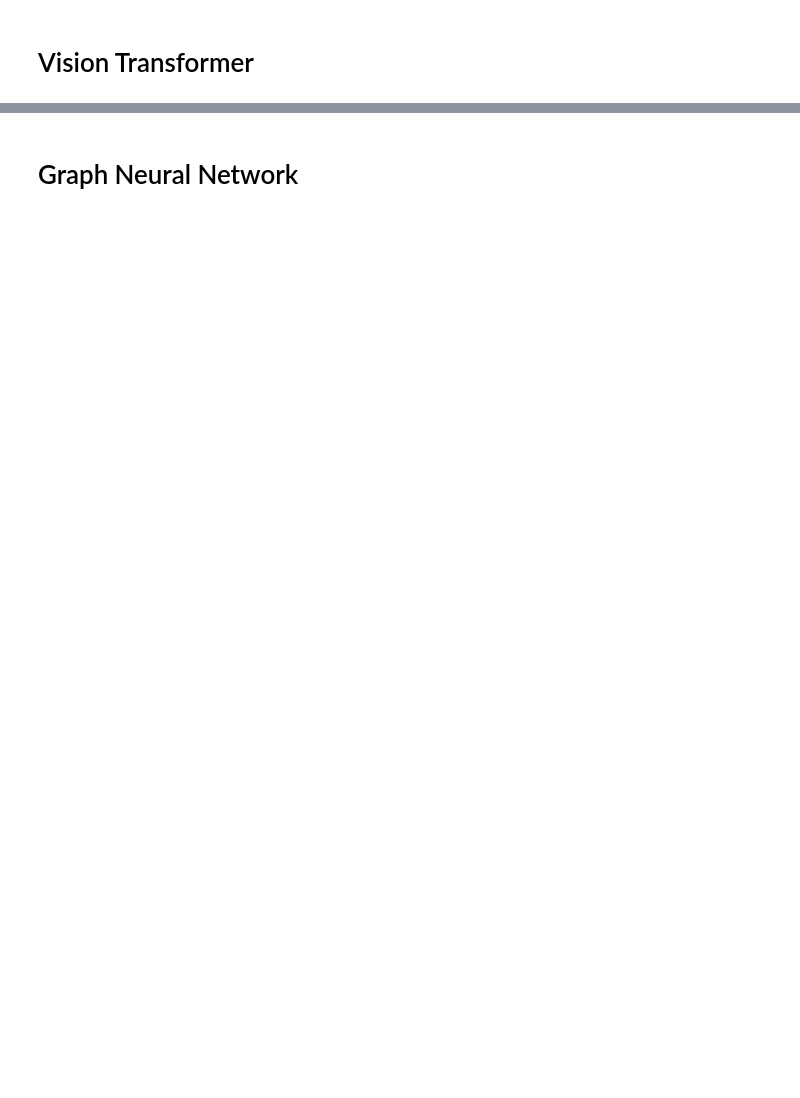
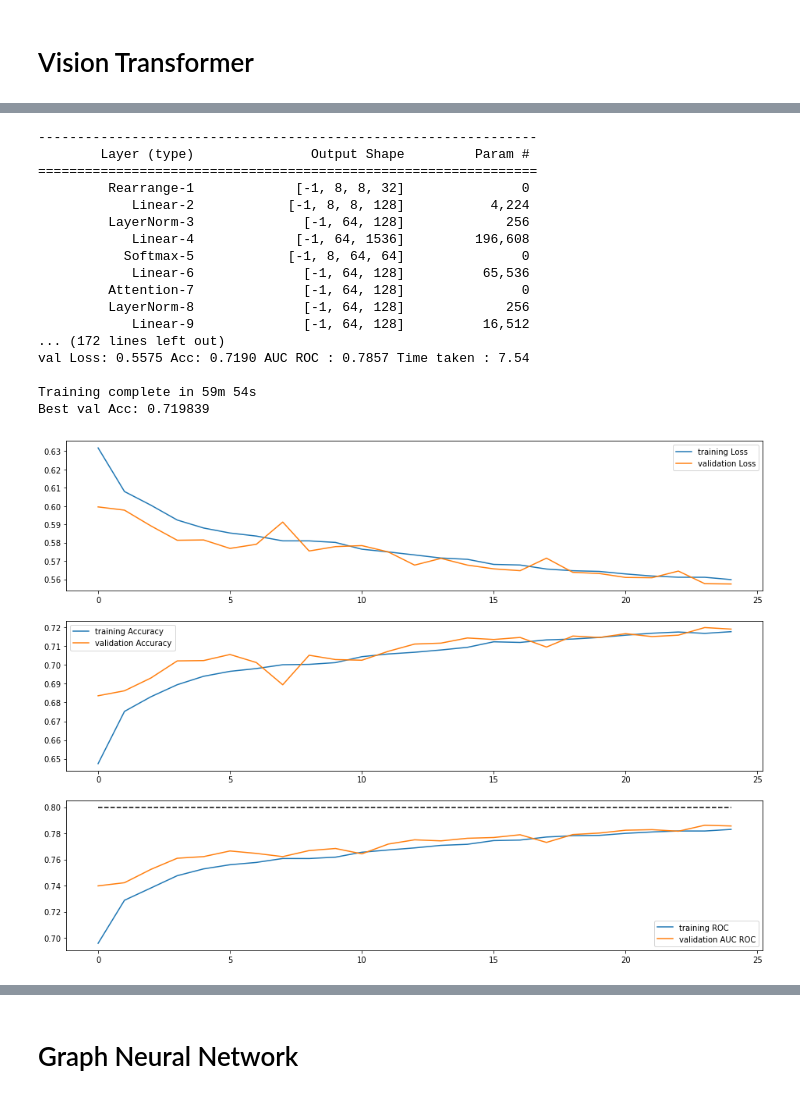
Before and after one commit to mlewandowski0/E2E_2023, a Jupyter notebook: Task1_pytorch_lower_mem_normalized_data.ipynb, the cells around one changed output, grey strips where cells are left out. Drawn from its saved outputs; the diff is of its cells as text; code cells hidden in the pictures; blank space fills up the shorter version.

```diff
--- a/Task1_pytorch_lower_mem_normalized_data.ipynb
+++ b/Task1_pytorch_lower_mem_normalized_data.ipynb
@@ -1890,0 +2208,40 @@ Loss: 0.5544 Acc: 0.7233 AUC ROC : 0.7906 Time taken : 7.14
+# %%
+model_ft = SimpleViT(image_size=32, patch_size=4, num_classes=1, dim=128,
+                     depth=4, heads=8, mlp_dim=128, channels=2,out_sigmoid=True)
+model_ft = model_ft.to(device)
+
+print(summary(model_ft, input_size=(2, 32, 32)))
+
+optim = pt_optim.Adam(model_ft.parameters())
+lr_sched = pt_lr_scheduler.StepLR(optim, 5, 0.95)
+dataloaders = {
+    "train" : train_dataloader,
+    "val" : validation_dataloader
+}
+
+dataset_sizes = {
+    "train" : training_ds_size,
+    "val" : validation_ds_size
+}
+
+simple_res = train_model(model_ft, F.binary_cross_entropy, optim, lr_sched, dataloaders, dataset_sizes, os.path.join(model_save_folder, "simpleViT.pth"))
+plotResults(simple_res)
+# %% [output]
+----------------------------------------------------------------
+        Layer (type)               Output Shape         Param #
+================================================================
+         Rearrange-1             [-1, 8, 8, 32]               0
+            Linear-2            [-1, 8, 8, 128]           4,224
+         LayerNorm-3              [-1, 64, 128]             256
+            Linear-4             [-1, 64, 1536]         196,608
+           Softmax-5            [-1, 8, 64, 64]               0
+            Linear-6              [-1, 64, 128]          65,536
+         Attention-7              [-1, 64, 128]               0
+         LayerNorm-8              [-1, 64, 128]             256
+            Linear-9              [-1, 64, 128]          16,512
+... (172 lines left out)
+val Loss: 0.5575 Acc: 0.7190 AUC ROC : 0.7857 Time taken : 7.54
+
+Training complete in 59m 54s
+Best val Acc: 0.719839
+[figure, added]
```
Also changed, not shown: parts of 41 cells of this notebook, 1 other file.
